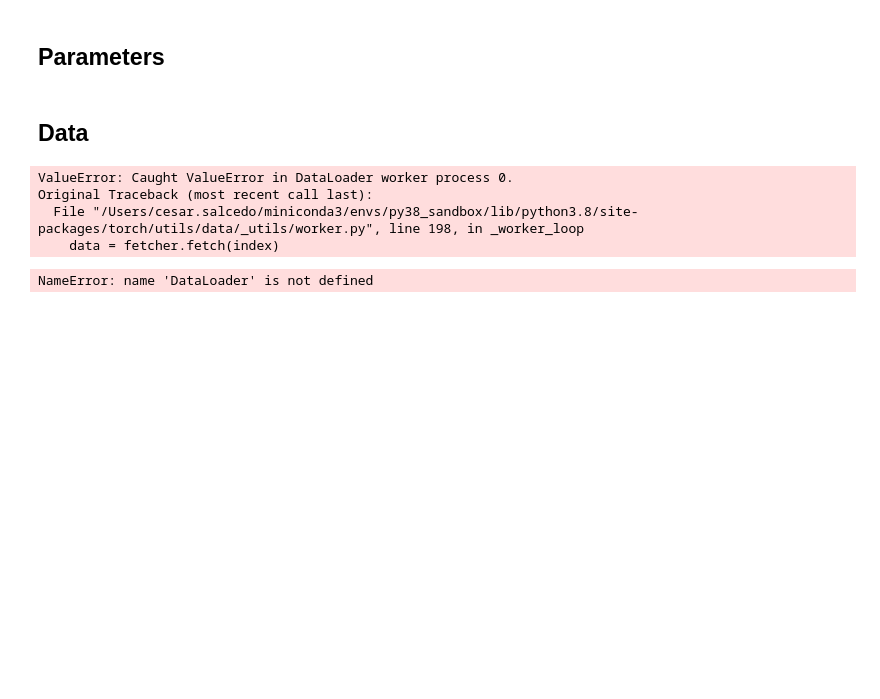
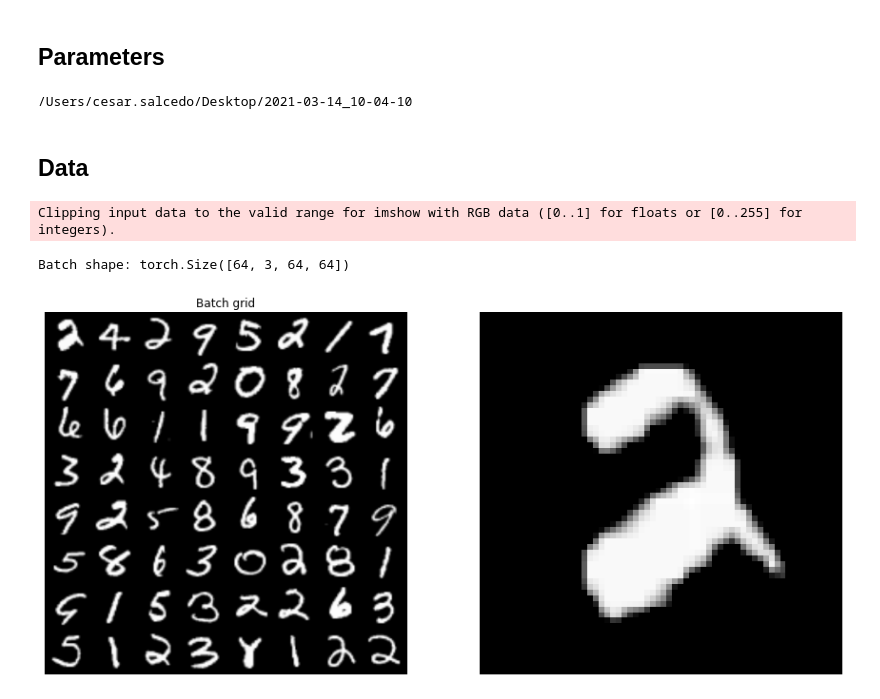
Before and after one commit to csalcedo001/research_project_template, a Jupyter notebook: notebook/archive/old-notebook.ipynb, the cells around one changed output. Drawn from its saved outputs; the diff is of its cells as text; code cells hidden in the pictures; blank space fills up the shorter version.

Commit message:
Updates after test on real project

```diff
--- a/notebook/archive/old-notebook.ipynb
+++ b/notebook/archive/old-notebook.ipynb
@@ -14,59 +17,40 @@ import research_project_name as project
 # %% [markdown]
 ## Parameters
 # %%
-dataroot = "~/Documents/datasets/"
+dataroot = "~/Documents/datasets"
+runroot = "/Users/cesar.salcedo/Desktop"
 image_size = 64
 num_channels = 3
 batch_size = 64
+nf = 5
+nz = 10
+# %%
+saveroot = project.storage.directory.get_subdirectory_by_time(runroot)
+print(saveroot)
+
+project.storage.directory.setup(saveroot)
+# %% [output]
+/Users/cesar.salcedo/Desktop/2021-03-14_10-04-10
 # %% [markdown]
 ## Data
 # %%
 dataset = project.data.image.load_dataset(dataroot, "mnist", image_size, num_channels)
 dataloader = DataLoader(dataset, batch_size=batch_size, shuffle=True, num_workers=2)
 
 batch = next(iter(dataloader))[0]
 
 print("Batch shape: {}".format(batch.shape))
 
 fig = plt.figure(figsize=(15,10))
 plt.subplot(1, 2, 1)
-project.plot.dataset.plot_grid_from_batch(batch, title="Batch grid")
+project.plot.image.plot_grid_from_batch(batch, title="Batch grid")
 
 plt.subplot(1, 2, 2)
-project.plot.dataset.plot_sample(batch)
+project.plot.image.plot_sample(batch[0])
 
 plt.show()
 plt.close(fig)
 # %% [output]
-ValueError: Caught ValueError in DataLoader worker process 0.
-Original Traceback (most recent call last):
-  File "/Users/cesar.salcedo/miniconda3/envs/py38_sandbox/lib/python3.8/site-packages/torch/utils/data/_utils/worker.py", line 198, in _worker_loop
-    data = fetcher.fetch(index)
+Clipping input data to the valid range for imshow with RGB data ([0..1] for floats or [0..255] for integers).
+Batch shape: torch.Size([64, 3, 64, 64])
+[figure, added]
-# %%
-import torchvision
-import torchvision.transforms as transforms
-
-dataset = torchvision.datasets.MNIST(root=dataroot + "/mnist", transform=transforms.Compose([
-    transforms.Resize(image_size),
-    transforms.CenterCrop(image_size),
-    transforms.ToTensor(),
-    transforms.Normalize((0.5,), (0.5,))
-]))
-
-dataloader = DataLoader(dataset, batch_size=batch_size, shuffle=True, num_workers=2)
-
-batch = next(iter(dataloader))[0]
-
-print("Batch shape: {}".format(batch.shape))
-
-fig = plt.figure(figsize=(15,10))
-plt.subplot(1, 2, 1)
-project.plot.dataset.plot_grid_from_batch(batch, title="Batch grid")
-
-plt.subplot(1, 2, 2)
-project.plot.dataset.plot_sample(batch)
-
-plt.show()
-plt.close(fig)
-# %% [output]
-NameError: name 'DataLoader' is not defined
```
Also changed, not shown: parts of 12 cells of this notebook, 7 other files.
